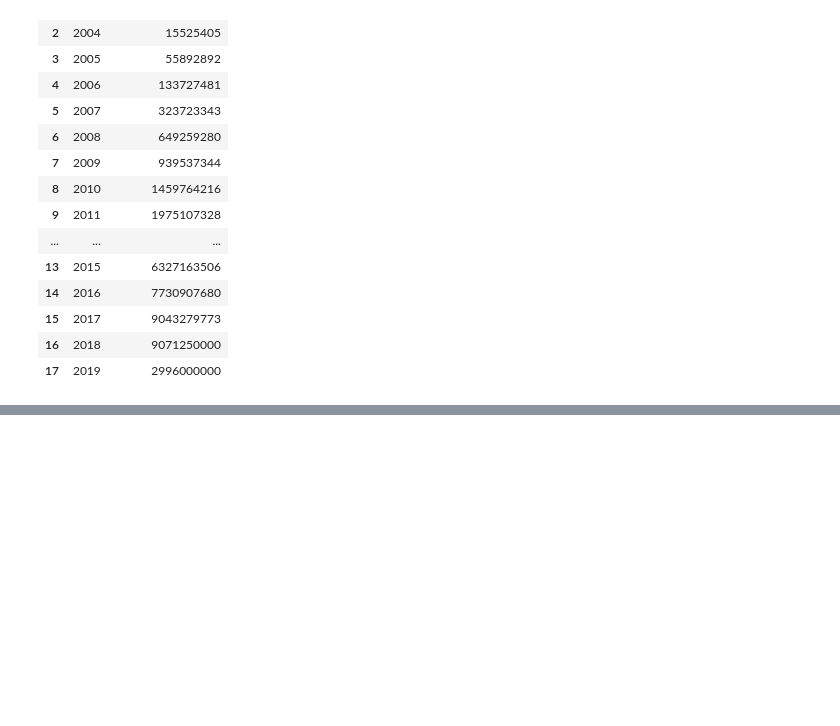
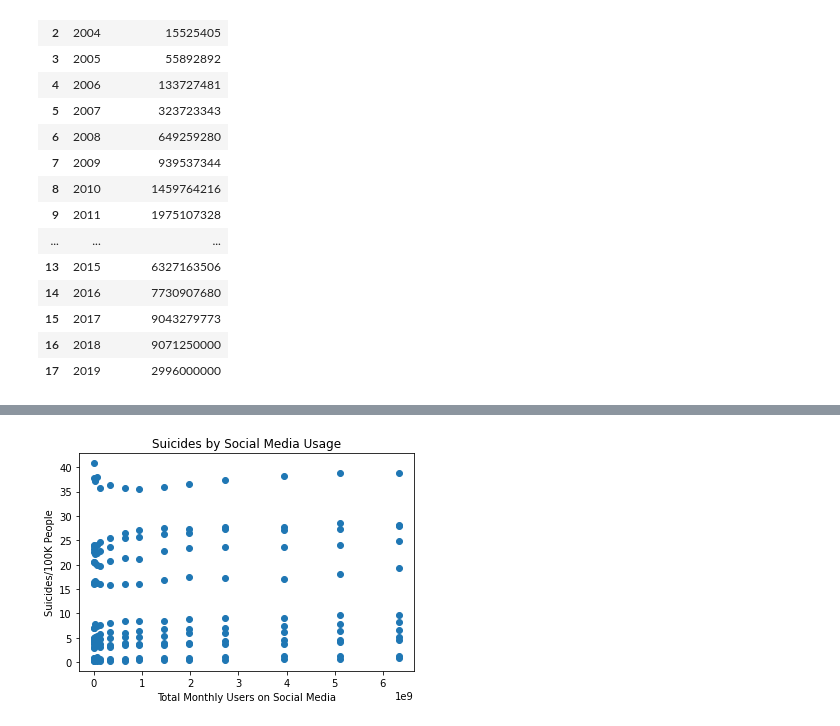
Before and after one commit to ludmilagd/SocialMediaUsageImpact, a Jupyter notebook: SocialMedia&Suicides.ipynb, the cells around one changed output, grey strips where cells are left out. Drawn from its saved outputs; the diff is of its cells as text; code cells hidden in the pictures; blank space fills up the shorter version.

```diff
--- a/SocialMedia&Suicides.ipynb
+++ b/SocialMedia&Suicides.ipynb
@@ -65,0 +129,11 @@ Social_Media
+# %%
+USData = data_df[(data_df['country']=="United States") ]
+y_axis = USData['suicides/100k pop'].loc[(USData['Total Monthly Users']>0)]
+x_axis = USData['Total Monthly Users'].loc[(USData['Total Monthly Users']>0)]
+plt.scatter(x_axis, y_axis)
+plt.title("Suicides by Social Media Usage")
+plt.xlabel("Total Monthly Users on Social Media")
+plt.ylabel("Suicides/100K People")
+plt.show()
+# %% [output]
+[figure, added]
```
Also changed, not shown: parts of 9 cells of this notebook, 26 other files.
